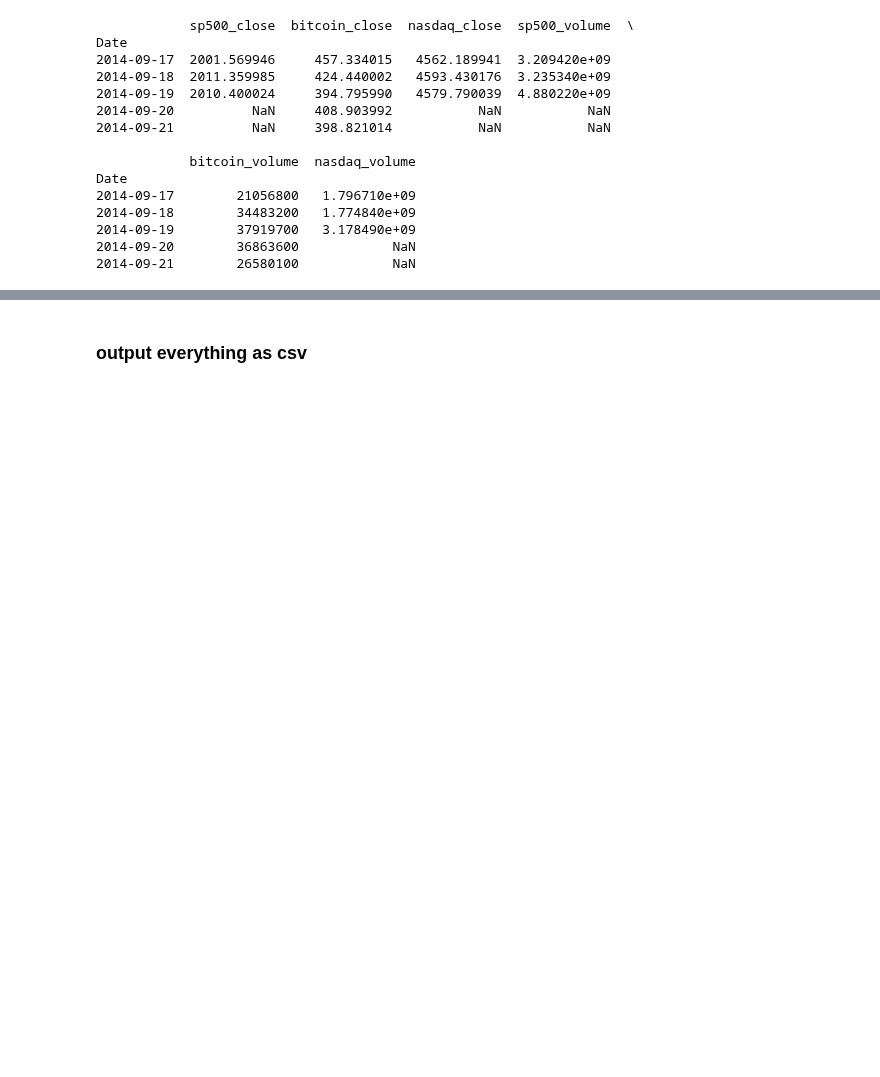
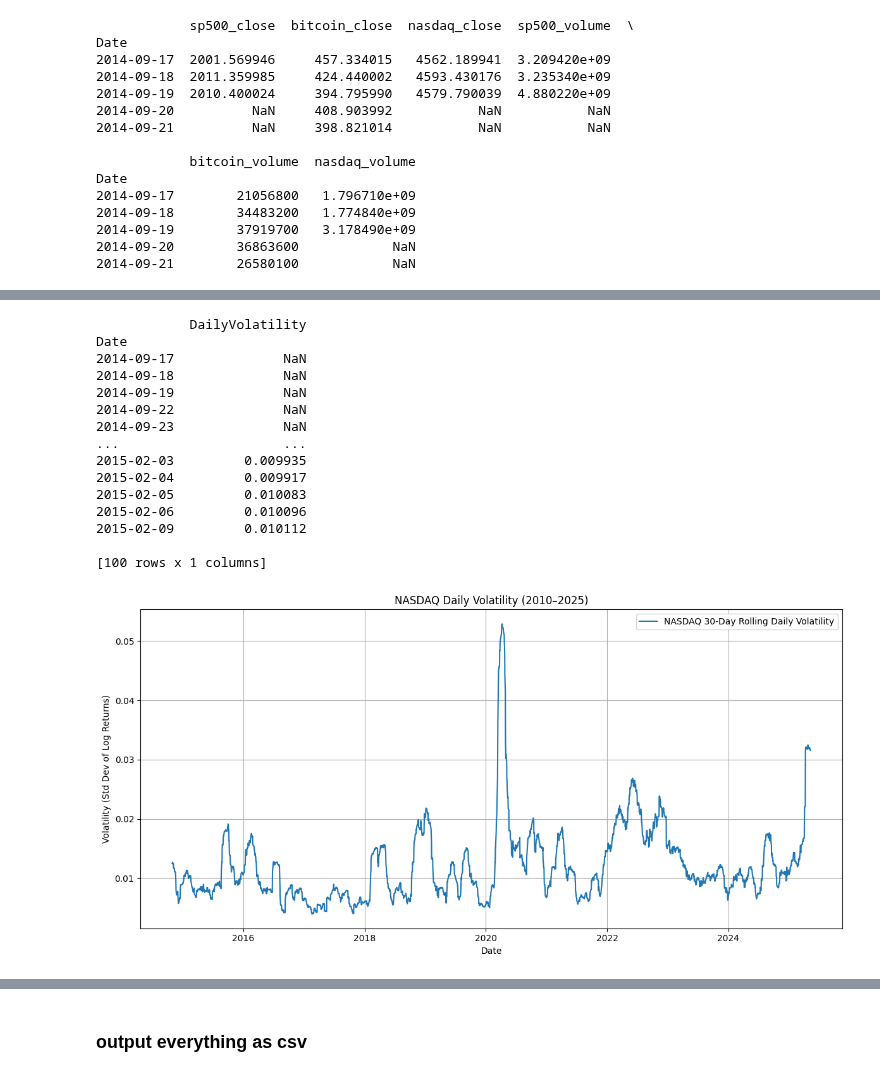
Before and after one commit to pmoll01/COIN2025_VollVertnuetelt, a Jupyter notebook: data/finance_data/finance_data_scrape.ipynb, the cells around one changed output, grey strips where cells are left out. Saved outputs shown, nothing was run; the diff lists cells and outputs as text; code cells hidden in the pictures; blank space fills up the shorter version.

```diff
--- a/data/finance_data/finance_data_scrape.ipynb
+++ b/data/finance_data/finance_data_scrape.ipynb
@@ -229,0 +308,37 @@ Date
+# %%
+# 2. Calculate daily log returns
+nasdaq_data['LogReturn'] = np.log(nasdaq_data['nasdaq_close'] / nasdaq_data['nasdaq_close'].shift(1))
+
+# 3. Calculate rolling daily volatility (e.g. 30-day window)
+nasdaq_data['DailyVolatility'] = nasdaq_data['LogReturn'].rolling(window=30).std()
+
+# 4. Print first 100 rows of volatility
+print(nasdaq_data[['DailyVolatility']].head(100))
+
+# 5. Plot the daily volatility
+plt.figure(figsize=(12,6))
+plt.plot(nasdaq_data.index, nasdaq_data['DailyVolatility'], label='NASDAQ 30-Day Rolling Daily Volatility')
+plt.title('NASDAQ Daily Volatility (2010–2025)')
+plt.xlabel('Date')
+plt.ylabel('Volatility (Std Dev of Log Returns)')
+plt.legend()
+plt.grid(True)
+plt.tight_layout()
+plt.show()
+# %% [output]
+            DailyVolatility
+Date
+2014-09-17              NaN
+2014-09-18              NaN
+2014-09-19              NaN
+2014-09-22              NaN
+2014-09-23              NaN
+...                     ...
+2015-02-03         0.009935
+2015-02-04         0.009917
+2015-02-05         0.010083
+2015-02-06         0.010096
+2015-02-09         0.010112
+
+[100 rows x 1 columns]
+[figure, added]
```
Also changed, not shown: parts of 6 cells of this notebook, 1 other file.
